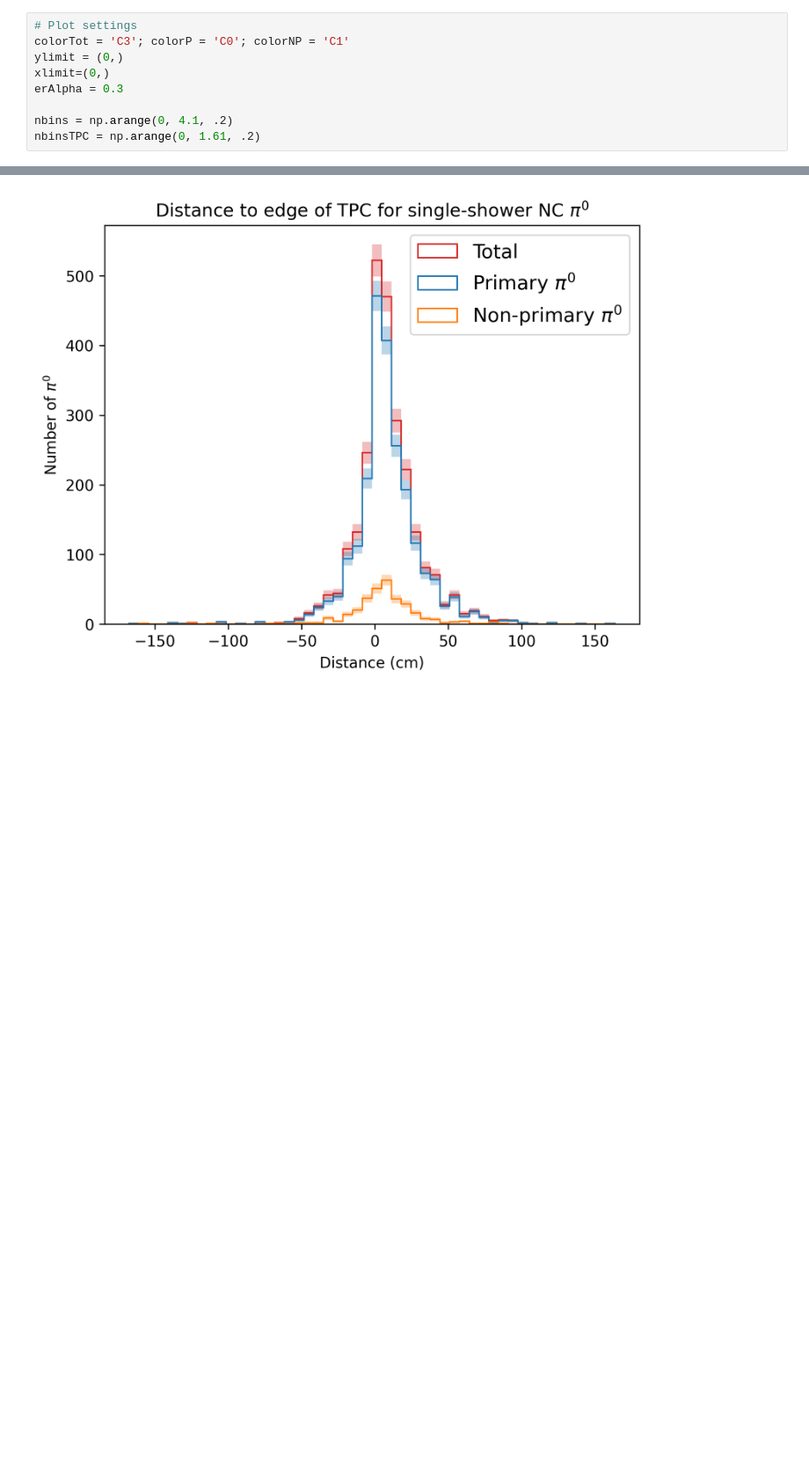
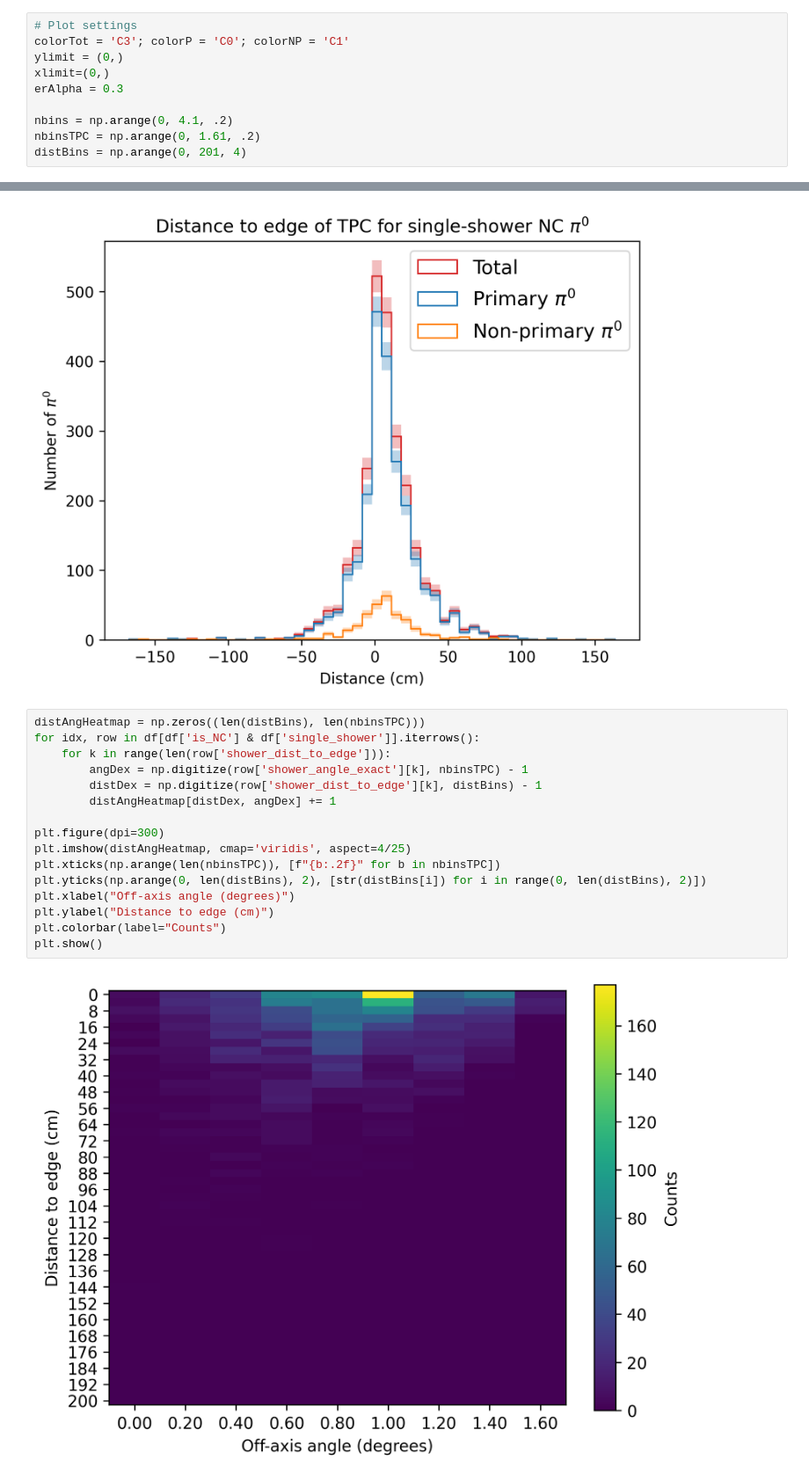
Before and after one commit to BMDragon/SBND_PRISM_Pi0_Study, a Jupyter notebook: distancePlots.ipynb, the cells around one changed output, grey strips where cells are left out. Shown at 88% size. Saved outputs shown, nothing was run; the diff lists cells and outputs as text; blank space fills up the shorter version.

Commit message:
Make first 2d distance plot

```diff
--- a/distancePlots.ipynb
+++ b/distancePlots.ipynb
@@ -28,6 +28,7 @@ erAlpha = 0.3
 
 nbins = np.arange(0, 4.1, .2)
 nbinsTPC = np.arange(0, 1.61, .2)
+distBins = np.arange(0, 201, 4)
 # %%
 # Front face normalization
 norm_areas = np.array([])
@@ -137,3 +138,21 @@ plt.legend(prop={'size': 13})
 plt.show()
 # %% [output]
 [figure]
+# %%
+distAngHeatmap = np.zeros((len(distBins), len(nbinsTPC)))
+for idx, row in df[df['is_NC'] & df['single_shower']].iterrows():
+    for k in range(len(row['shower_dist_to_edge'])):
+        angDex = np.digitize(row['shower_angle_exact'][k], nbinsTPC) - 1
+        distDex = np.digitize(row['shower_dist_to_edge'][k], distBins) - 1
+        distAngHeatmap[distDex, angDex] += 1
+
+plt.figure(dpi=300)
+plt.imshow(distAngHeatmap, cmap='viridis', aspect=4/25)
+plt.xticks(np.arange(len(nbinsTPC)), [f"{b:.2f}" for b in nbinsTPC])
+plt.yticks(np.arange(0, len(distBins), 2), [str(distBins[i]) for i in range(0, len(distBins), 2)])
+plt.xlabel("Off-axis angle (degrees)")
+plt.ylabel("Distance to edge (cm)")
+plt.colorbar(label="Counts")
+plt.show()
+# %% [output]
+[figure, added]
```
Also changed, not shown: parts of 1 cell of this notebook.
